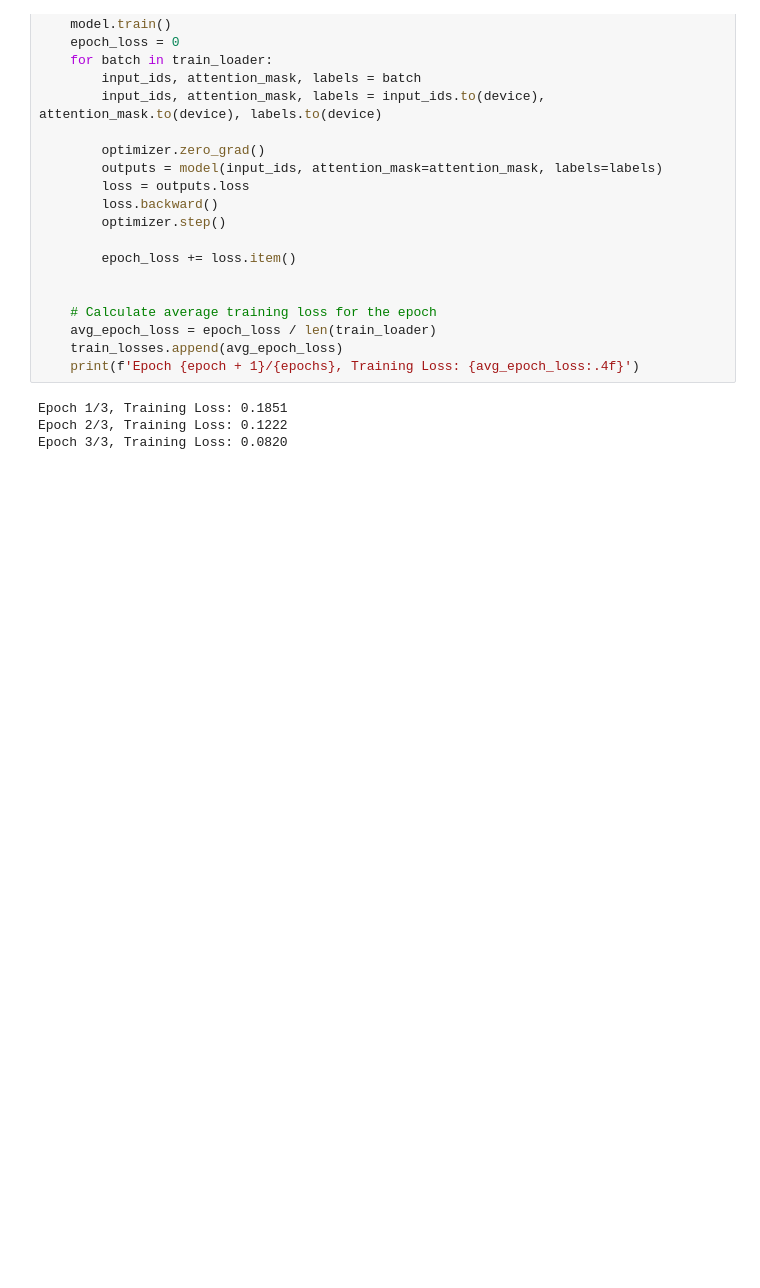
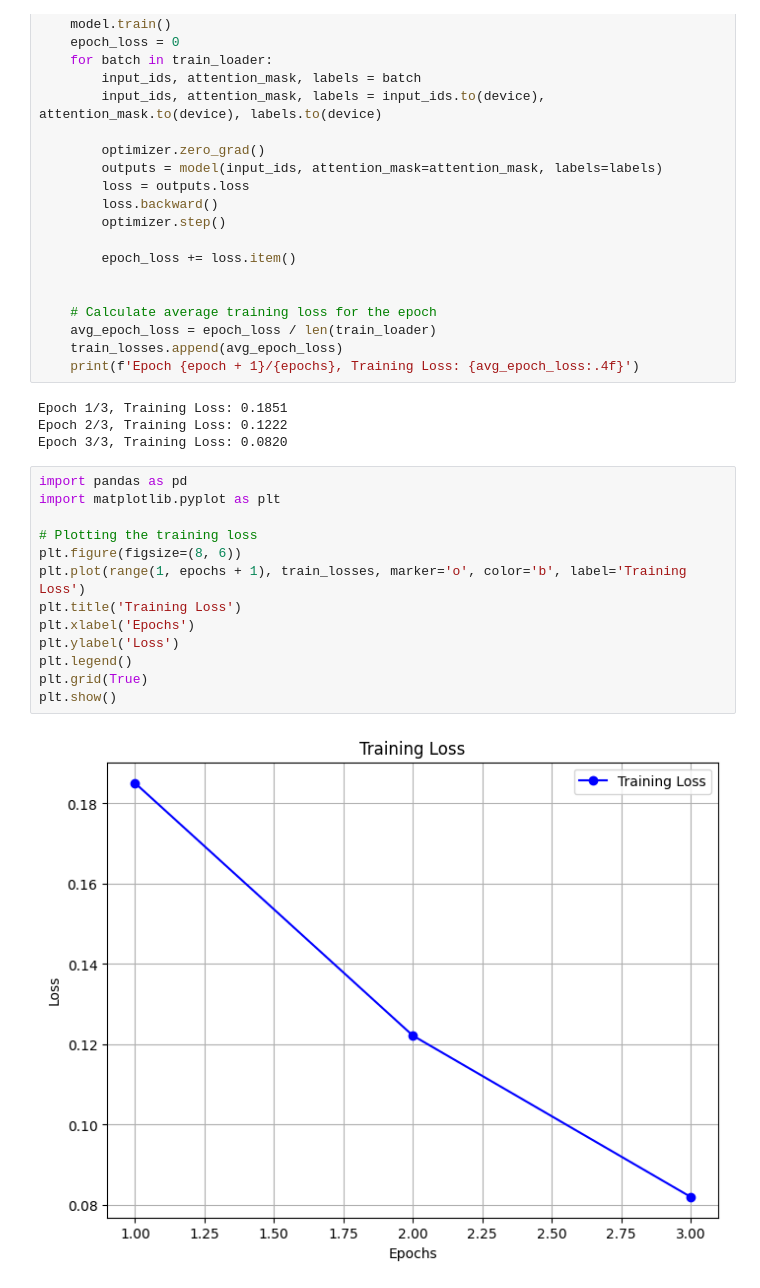
Before and after one commit to Sachinranasing/CM3604-Deep-Learning-Coursework, a Jupyter notebook: Senti with BERT Model.ipynb, the cells around one changed output. Cells and saved outputs as stored; diff of their text form; blank space fills up the shorter version.

```diff
--- a/Senti with BERT Model.ipynb
+++ b/Senti with BERT Model.ipynb
@@ -334,3 +334,18 @@ for epoch in range(epochs):
 Epoch 1/3, Training Loss: 0.1851
 Epoch 2/3, Training Loss: 0.1222
 Epoch 3/3, Training Loss: 0.0820
+# %%
+import pandas as pd
+import matplotlib.pyplot as plt
+
+# Plotting the training loss
+plt.figure(figsize=(8, 6))
+plt.plot(range(1, epochs + 1), train_losses, marker='o', color='b', label='Training Loss')
+plt.title('Training Loss')
+plt.xlabel('Epochs')
+plt.ylabel('Loss')
+plt.legend()
+plt.grid(True)
+plt.show()
+# %% [output]
+[figure, added]
```
Also changed, not shown: parts of 7 cells of this notebook.
